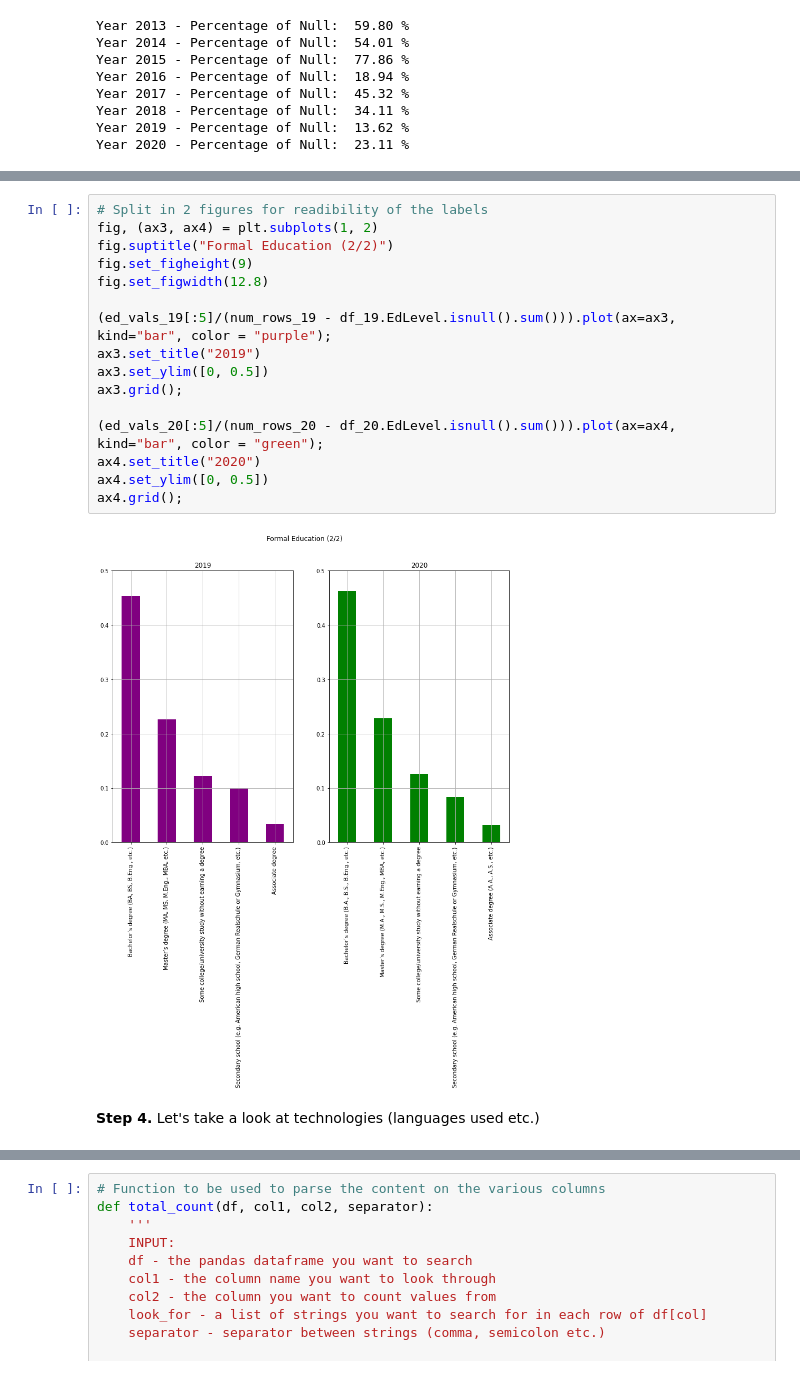
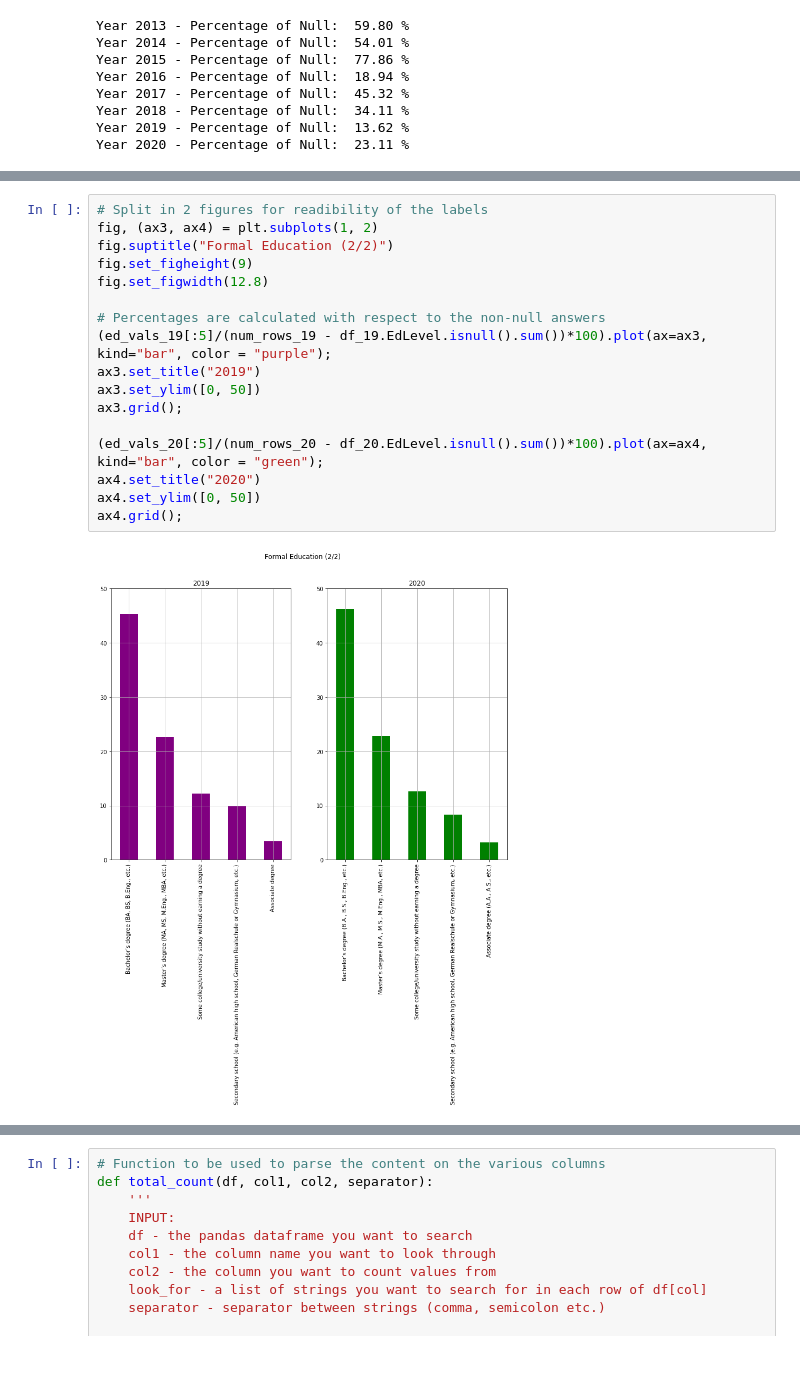
Before and after one commit to Data-Science-NDegree-MRusso/DSND-P1-Data-Exploration, a Jupyter notebook: StackOverflow_survey_analysis.ipynb, the cells around one changed output, grey strips where cells are left out. Drawn from its saved outputs; the diff is of its cells as text.

```diff
--- a/StackOverflow_survey_analysis.ipynb
+++ b/StackOverflow_survey_analysis.ipynb
@@ -196,20 +252,19 @@ ax2.grid();
 # %%
 # Split in 2 figures for readibility of the labels
 fig, (ax3, ax4) = plt.subplots(1, 2)
 fig.suptitle("Formal Education (2/2)")
 fig.set_figheight(9)
 fig.set_figwidth(12.8)
 
-(ed_vals_19[:5]/(num_rows_19 - df_19.EdLevel.isnull().sum())).plot(ax=ax3, kind="bar", color = "purple");
+# Percentages are calculated with respect to the non-null answers
+(ed_vals_19[:5]/(num_rows_19 - df_19.EdLevel.isnull().sum())*100).plot(ax=ax3, kind="bar", color = "purple");
 ax3.set_title("2019")
-ax3.set_ylim([0, 0.5])
+ax3.set_ylim([0, 50])
 ax3.grid();
 
-(ed_vals_20[:5]/(num_rows_20 - df_20.EdLevel.isnull().sum())).plot(ax=ax4, kind="bar", color = "green");
+(ed_vals_20[:5]/(num_rows_20 - df_20.EdLevel.isnull().sum())*100).plot(ax=ax4, kind="bar", color = "green");
 ax4.set_title("2020")
-ax4.set_ylim([0, 0.5])
+ax4.set_ylim([0, 50])
 ax4.grid();
 # %% [output]
-[figure, old version]
+[figure, new version]
-# %% [markdown]
-**Step 4.** Let's take a look at technologies (languages used etc.)
```
Also changed, not shown: parts of 75 cells of this notebook.
